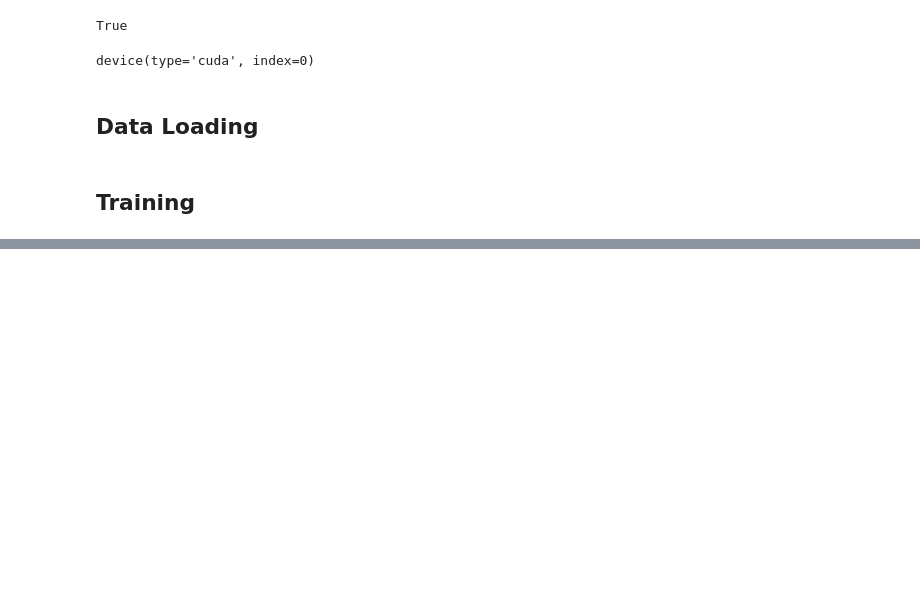
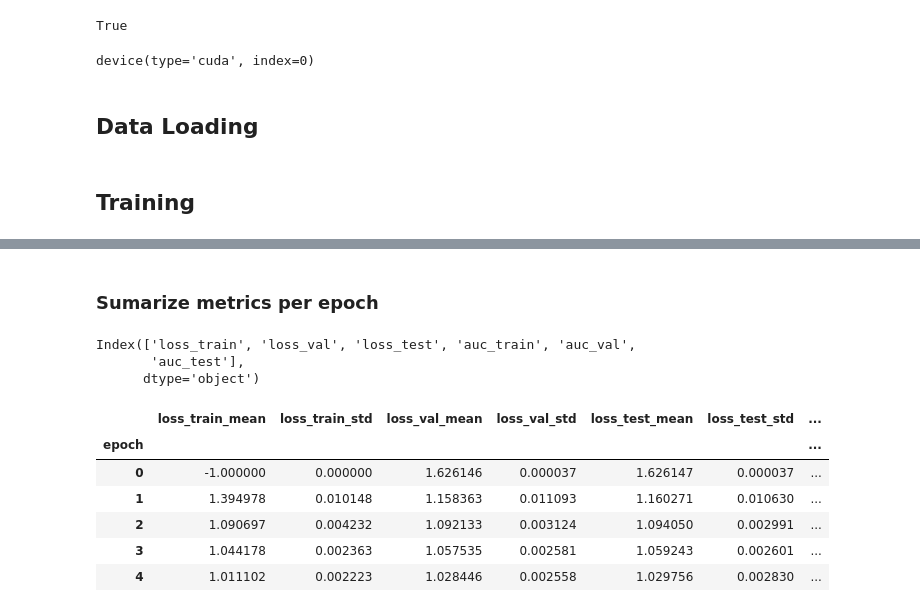
Before and after one commit to caiolmart/node-concordance, a Jupyter notebook: notebooks/gamma_function/01-1-graph_sage_gamma_function.ipynb, the cells around one changed output, grey strips where cells are left out. Drawn from its saved outputs; the diff is of its cells as text; code cells hidden in the pictures; blank space fills up the shorter version.

```diff
--- a/notebooks/gamma_function/01-1-graph_sage_gamma_function.ipynb
+++ b/notebooks/gamma_function/01-1-graph_sage_gamma_function.ipynb
@@ -127,0 +83,2 @@ Epoch: 0100, Train Loss: 0.2146, Valid loss: 0.3892, Test loss: 0.3855, Train AU
+# %%
+gamma = GammaGraphSage(device, data.num_nodes, run=0)
@@ -127,0 +97,9 @@ Epoch: 0100, Train Loss: 0.2146, Valid loss: 0.3892, Test loss: 0.3855, Train AU
+# %% [markdown]
+### Sumarize metrics per epoch
+# %%
+metrics_cols = metrics.columns[2:]
+metrics_cols
+# %% [output]
+Index(['loss_train', 'loss_val', 'loss_test', 'auc_train', 'auc_val',
+       'auc_test'],
+      dtype='object')
@@ -127,0 +111,16 @@ Epoch: 0100, Train Loss: 0.2146, Valid loss: 0.3892, Test loss: 0.3855, Train AU
+# %%
+epoch_metrics = metrics\
+    .fillna(-1)\
+    .groupby('epoch')\
+    [metrics_cols]\
+    .agg(['mean', 'std'])
+epoch_metrics.columns = [f'{x[0]}_{x[1]}' for x in epoch_metrics.columns]
+epoch_metrics.head()
+# %% [output]
+|  | loss_train_mean | loss_train_std | loss_val_mean | loss_val_std | loss_test_mean | loss_test_std | ... |
+| epoch |  |  |  |  |  |  | ... |
+| 0 | -1.000000 | 0.000000 | 1.626146 | 0.000037 | 1.626147 | 0.000037 | ... |
+| 1 | 1.394978 | 0.010148 | 1.158363 | 0.011093 | 1.160271 | 0.010630 | ... |
+| 2 | 1.090697 | 0.004232 | 1.092133 | 0.003124 | 1.094050 | 0.002991 | ... |
+| 3 | 1.044178 | 0.002363 | 1.057535 | 0.002581 | 1.059243 | 0.002601 | ... |
+| 4 | 1.011102 | 0.002223 | 1.028446 | 0.002558 | 1.029756 | 0.002830 | ... |
```
Also changed, not shown: parts of 8 cells of this notebook.
